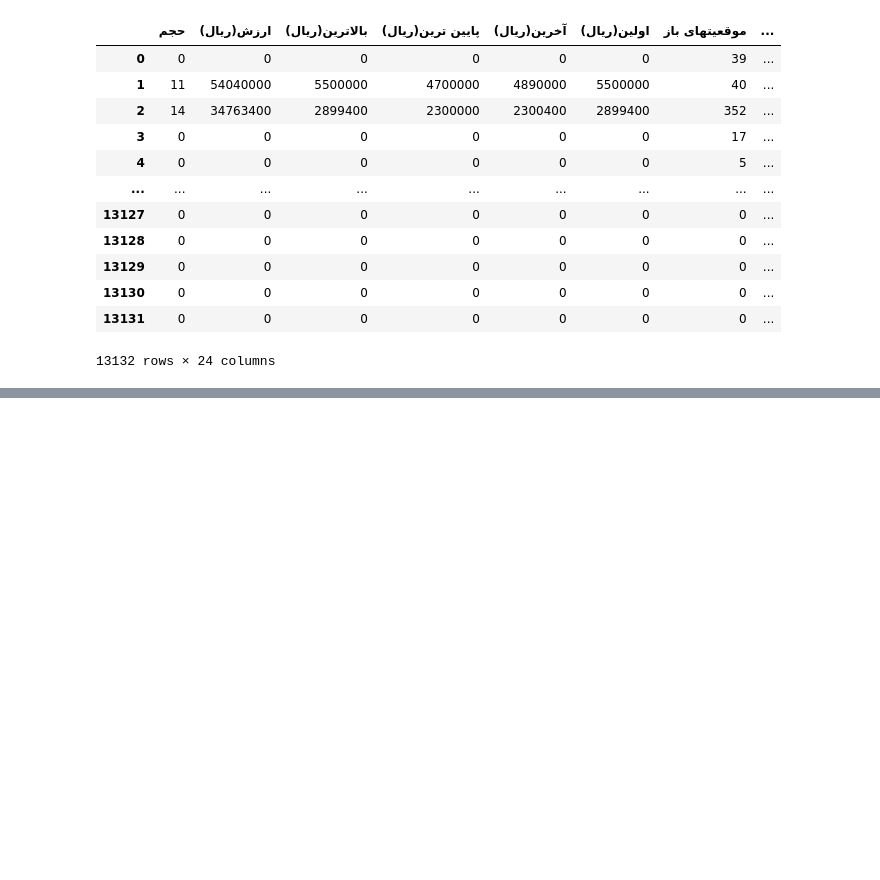
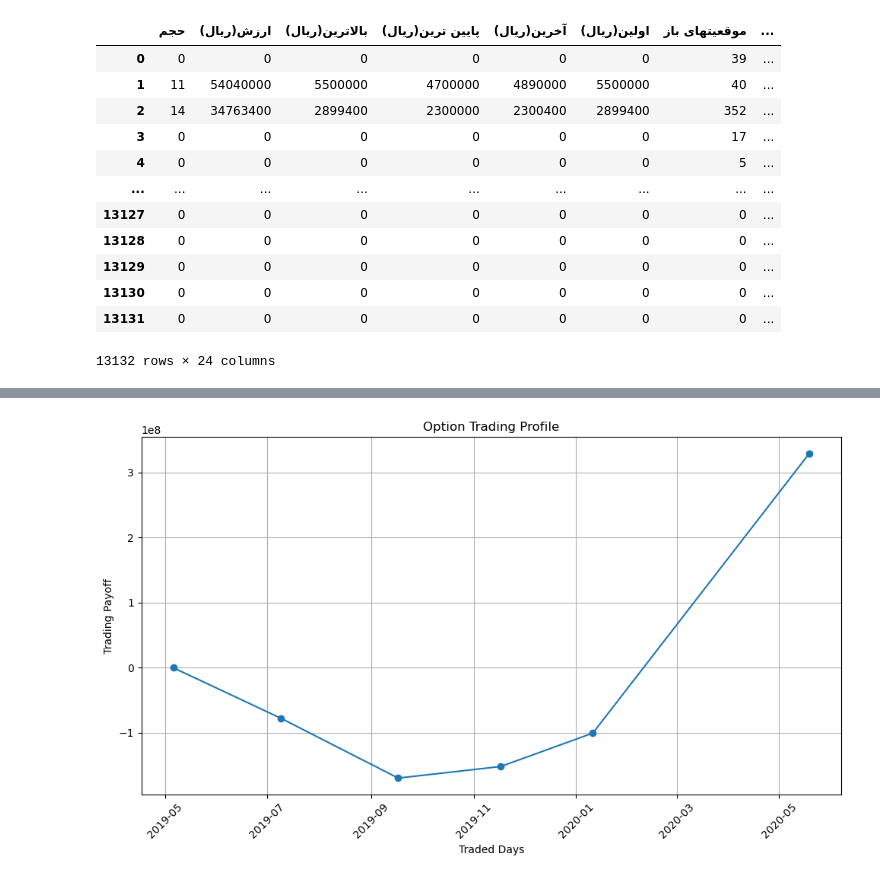
Before and after one commit to KhashayarRahimi/Option-Pricing, a Jupyter notebook: Persian_Option_Pricing.ipynb, the cells around one changed output, grey strips where cells are left out. Cells and saved outputs as stored; diff of their text form; code cells hidden in the pictures; blank space fills up the shorter version.

Commit message:
Trading Strategy Implemented.

```diff
--- a/Persian_Option_Pricing.ipynb
+++ b/Persian_Option_Pricing.ipynb
@@ -1670,9 +1024,10 @@ def Forecasting(current_time,time_steps):
         index = Close[Close['ds'] == yesterday_date_str].index[0]
 
     # Statistical Models
-    StatisticalModels = [AutoETS(),AutoTheta(),OptimizedTheta(),Theta(),DynamicTheta(),
+    StatisticalModels = [AutoETS(),AutoTheta()]
+    """,OptimizedTheta(),Theta(),DynamicTheta(),
                          RandomWalkWithDrift(),Holt(),AutoTBATS(season_length=24)]
-
+    """
     sf = StatsForecast(
         df=Close.iloc[:index,:],
         models=StatisticalModels,
@@ -1703,6 +1058,8 @@ def Forecasting(current_time,time_steps):
 
     # Deep Learning Model
 
+    #Becasuse of almost weak result, we ignore it now. But we hope better results by tuning models.
+
     """fcst = NeuralForecast(
         models=[RNN(h=time_steps,
                     input_size=-1,
@@ -1727,7 +1084,8 @@ def Forecasting(current_time,time_steps):
 
     # last step forecast
     Forcasts = {**dict(StatisticalForecasts.iloc[-1,1:]),  **dict(MLForecasts.iloc[-1,2:])}# , **dict(DLForecasts.iloc[-1,1:])}
-    keys_to_keep = ['AutoETS', 'AutoTheta', 'OptimizedTheta', 'Theta', 'DynamicTheta', 'RWD', 'Holt', 'AutoTBATS', 'ElasticNet', 'LGBMRegressor']#, 'RNN-median']
+    keys_to_keep = ['AutoETS', 'AutoTheta', 'ElasticNet', 'LGBMRegressor']#, 'RNN-median']
+
 
     # Filter the dictionary
     Forcasts = {k: v for k, v in Forcasts.items() if k in keys_to_keep}
@@ -1754,7 +1097,7 @@ def TradingStrategy(current_time,time_steps, Premium, StrikePrice):
     Estimations = Forecasting(current_time,time_steps)
     EstimatedPrice = np.mean(list(Estimations.values()))
 
-    if EstimatedPrice - StrikePrice > Premium:
+    if EstimatedPrice - StrikePrice > 1.5 * Premium:
 
         return EstimatedPrice, 1
     else:
@@ -1839,0 +1187,28 @@ The profit it makes is: [1145568, 1573415, 347157, 1320057, 283367, 942592, 1088
+# %%
+# Combine consecutive values with the same date
+CummulativeProfit = [profit[0]]
+Traded_date = np.sort(Traded_date)
+new_dates = [Traded_date[0]]
+for i in range(1, len(profit)):
+    if Traded_date[i] == Traded_date[i - 1]:
+        CummulativeProfit[-1] += profit[i]
+    else:
+        CummulativeProfit.append(profit[i])
+        new_dates.append(Traded_date[i])
+
+# Calculate cumulative sum
+cumulative_values = [CummulativeProfit[0]]
+for i in range(1, len(CummulativeProfit)):
+    cumulative_values.append(cumulative_values[-1] + CummulativeProfit[i])
+
+plt.figure(figsize=(10, 6))
+plt.plot(new_dates, cumulative_values, marker='o')
+plt.xlabel('Traded Days')
+plt.ylabel('Trading Payoff')
+plt.title('Option Trading Profile')
+plt.xticks(rotation=45)
+plt.grid(True)
+plt.tight_layout()
+plt.show()
+# %% [output]
+[figure, added]
```
Also changed, not shown: parts of 24 cells of this notebook.
